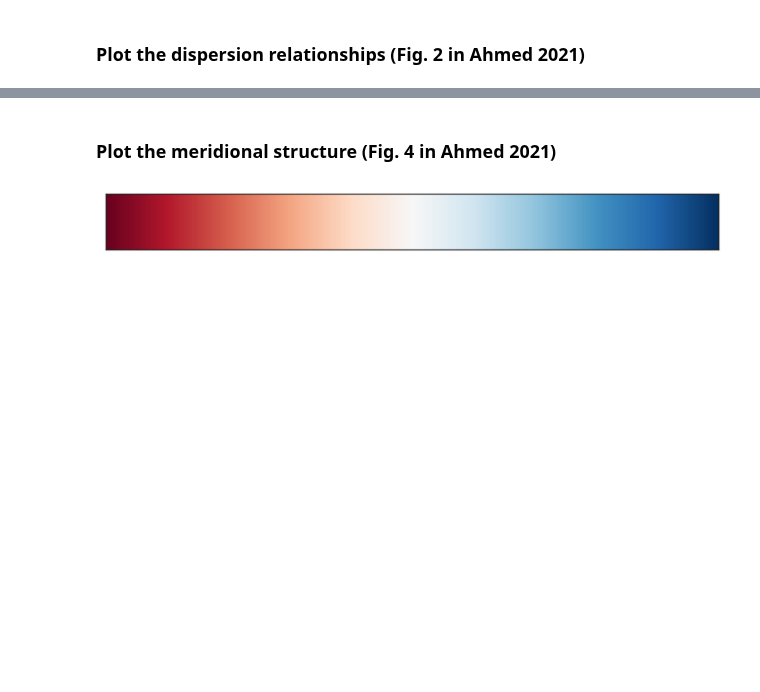
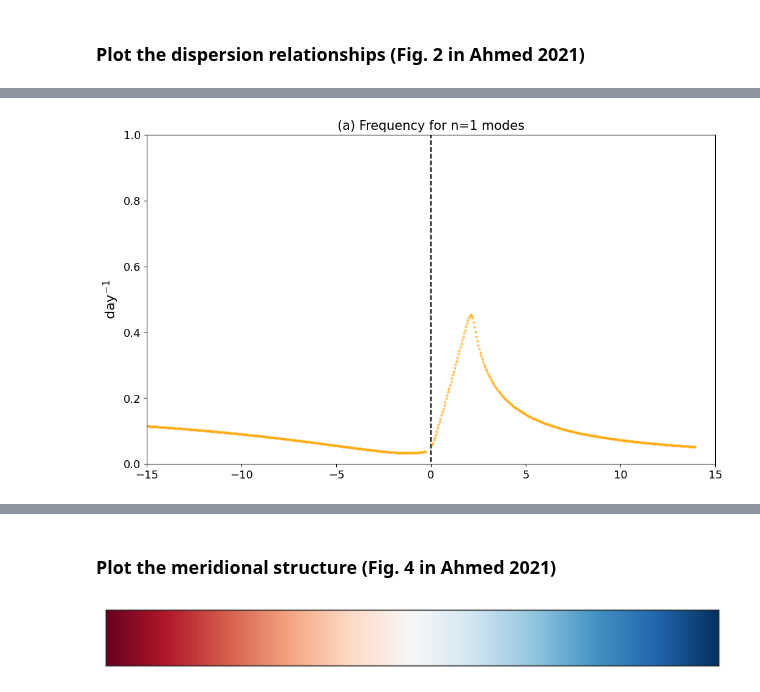
Before and after one commit to spencer-ressel/thesis-work, a Jupyter notebook: python/recreating_Ahmed21/Plotting_A21_dispersion_meridional_structs.ipynb, the cells around one changed output, grey strips where cells are left out. Saved outputs shown, nothing was run; the diff lists cells and outputs as text; code cells hidden in the pictures; blank space fills up the shorter version.

```diff
--- a/python/recreating_Ahmed21/Plotting_A21_dispersion_meridional_structs.ipynb
+++ b/python/recreating_Ahmed21/Plotting_A21_dispersion_meridional_structs.ipynb
@@ -319,0 +326,20 @@ KeyError: 'meff=0.10_xiy=1.00_xix=1.00_cp=6.70_k=2.00_model=A'
+# %%
+fig,ax=plt.subplots(1,1,figsize=(12,7))
+
+for no,exp_name in enumerate(experiments):
+    for i in range(disp_freqp[exp_name].shape[1]):
+        freqp=np.copy(disp_freqp[exp_name][:,i])
+        ax.scatter(klist[exp_name],freqp*24,s=5,c=colors[exp_name],alpha=0.5)
+        freqm=np.copy(disp_freqm[exp_name][:,i])
+        ax.scatter(klist[exp_name],freqm*24,s=5,c=colors[exp_name],alpha=0.5)
+
+    ax.vlines(0,0.5*24,-0.9,linestyle='--',zorder=-1,color='black')
+
+    ax.tick_params(which='both',labelsize=13)
+    ax.set_title('(a) Frequency for n=1 modes',fontsize=15)
+    ax.set_ylim(bottom=0.0,top=10)
+    ax.set_xlim(-15,15.)
+    ax.set_ylim(0, 1)
+    ax.set_ylabel('$\mathrm{day}^{-1}$',fontsize=16)
+# %% [output]
+[figure, added]
```
Also changed, not shown: parts of 9 cells of this notebook, 10 other files.
